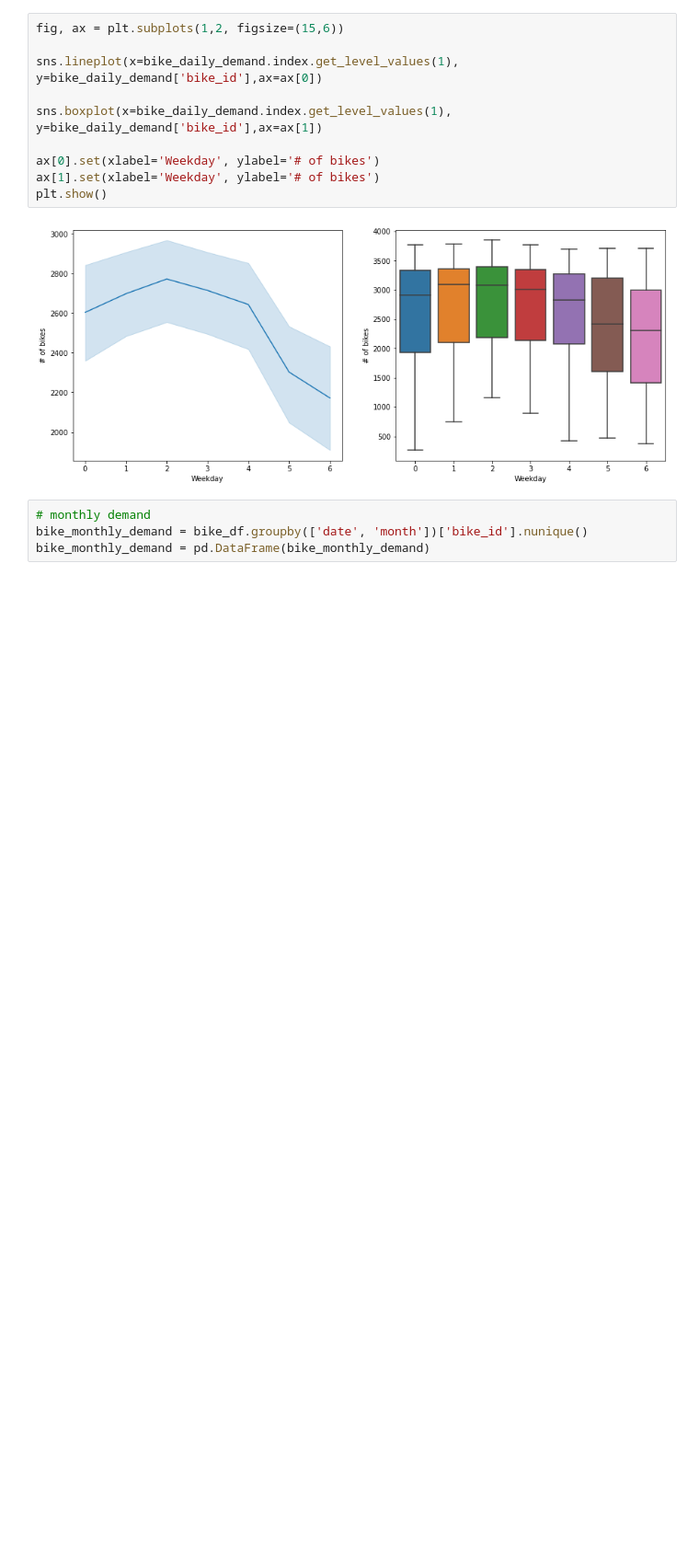
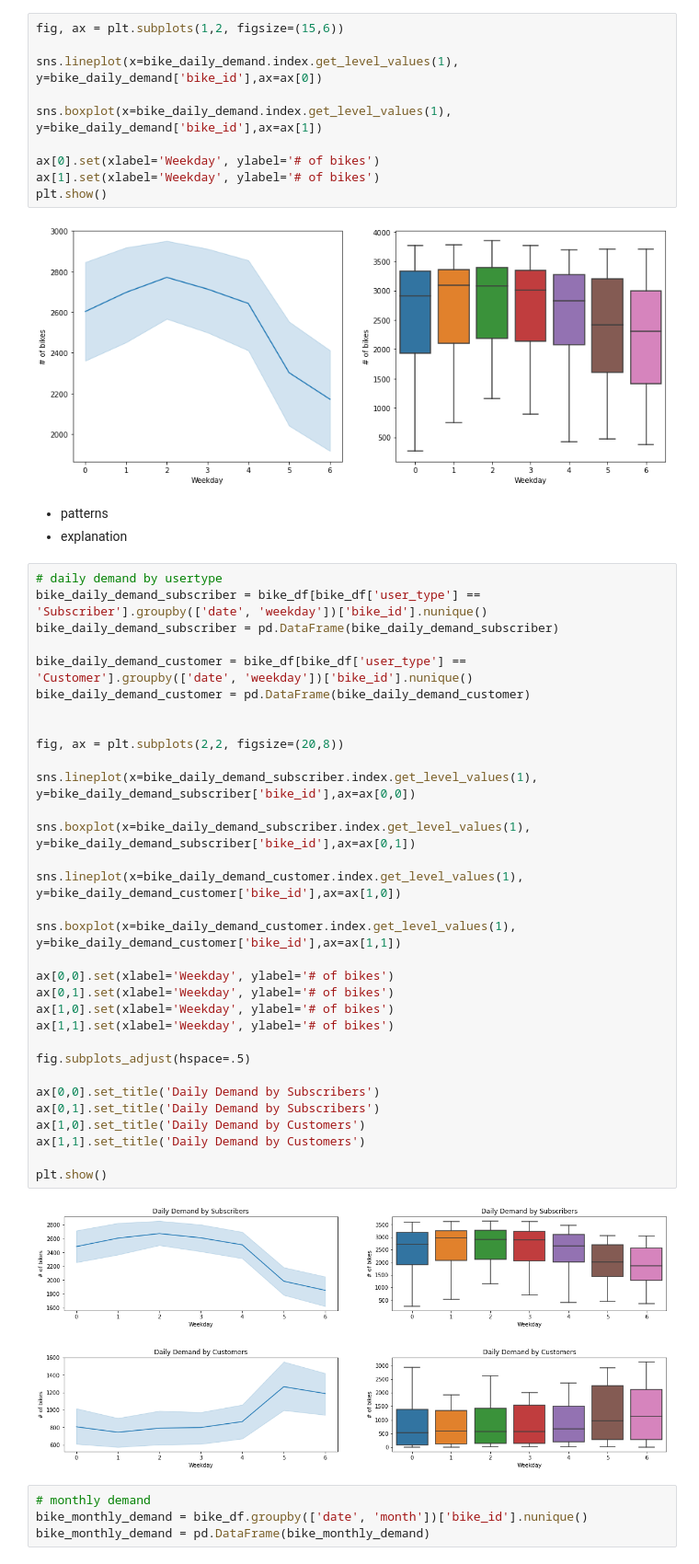
Before and after one commit to lucafanselau/standard-normalverpeilt, a Jupyter notebook: temporal_demand.ipynb, the cells around one changed output. Shown at 92% size. Drawn from its saved outputs; the diff is of its cells as text; blank space fills up the shorter version.

Commit message:
added small explanations and new order

```diff
--- a/temporal_demand.ipynb
+++ b/temporal_demand.ipynb
@@ -82,6 +123,43 @@ ax[1].set(xlabel='Weekday', ylabel='# of bikes')
 plt.show()
 # %% [output]
 [figure]
+# %% [markdown]
+- patterns
+- explanation
+# %%
+# daily demand by usertype
+bike_daily_demand_subscriber = bike_df[bike_df['user_type'] == 'Subscriber'].groupby(['date', 'weekday'])['bike_id'].nunique()
+bike_daily_demand_subscriber = pd.DataFrame(bike_daily_demand_subscriber)
+
+bike_daily_demand_customer = bike_df[bike_df['user_type'] == 'Customer'].groupby(['date', 'weekday'])['bike_id'].nunique()
+bike_daily_demand_customer = pd.DataFrame(bike_daily_demand_customer)
+
+
+fig, ax = plt.subplots(2,2, figsize=(20,8))
+
+sns.lineplot(x=bike_daily_demand_subscriber.index.get_level_values(1), y=bike_daily_demand_subscriber['bike_id'],ax=ax[0,0])
+
+sns.boxplot(x=bike_daily_demand_subscriber.index.get_level_values(1), y=bike_daily_demand_subscriber['bike_id'],ax=ax[0,1])
+
+sns.lineplot(x=bike_daily_demand_customer.index.get_level_values(1), y=bike_daily_demand_customer['bike_id'],ax=ax[1,0])
+
+sns.boxplot(x=bike_daily_demand_customer.index.get_level_values(1), y=bike_daily_demand_customer['bike_id'],ax=ax[1,1])
+
+ax[0,0].set(xlabel='Weekday', ylabel='# of bikes')
+ax[0,1].set(xlabel='Weekday', ylabel='# of bikes')
+ax[1,0].set(xlabel='Weekday', ylabel='# of bikes')
+ax[1,1].set(xlabel='Weekday', ylabel='# of bikes')
+
+fig.subplots_adjust(hspace=.5)
+
+ax[0,0].set_title('Daily Demand by Subscribers')
+ax[0,1].set_title('Daily Demand by Subscribers')
+ax[1,0].set_title('Daily Demand by Customers')
+ax[1,1].set_title('Daily Demand by Customers')
+
+plt.show()
+# %% [output]
+[figure, added]
 # %%
 # monthly demand
 bike_monthly_demand = bike_df.groupby(['date', 'month'])['bike_id'].nunique()
```
Also changed, not shown: parts of 5 cells of this notebook.
